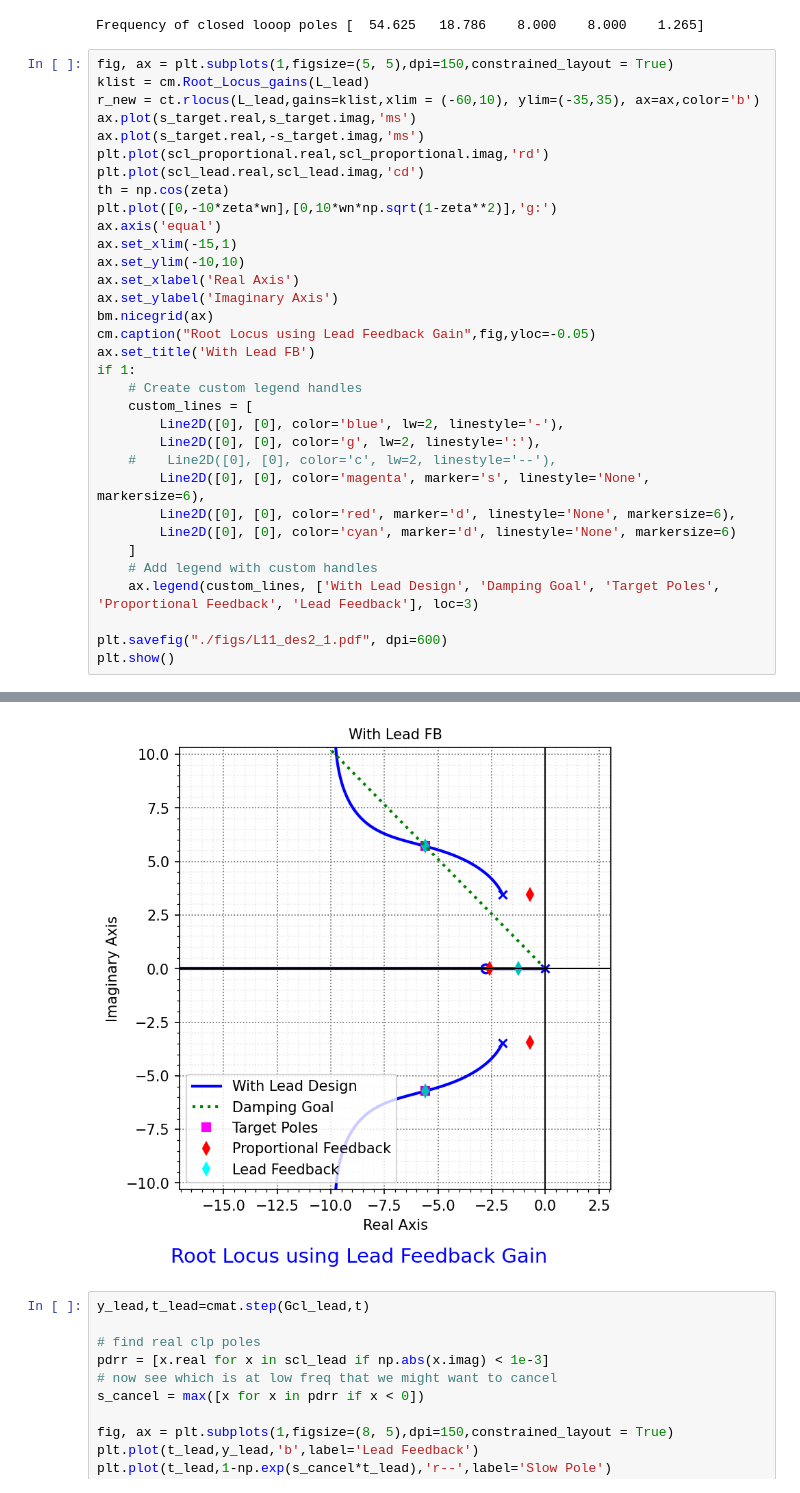
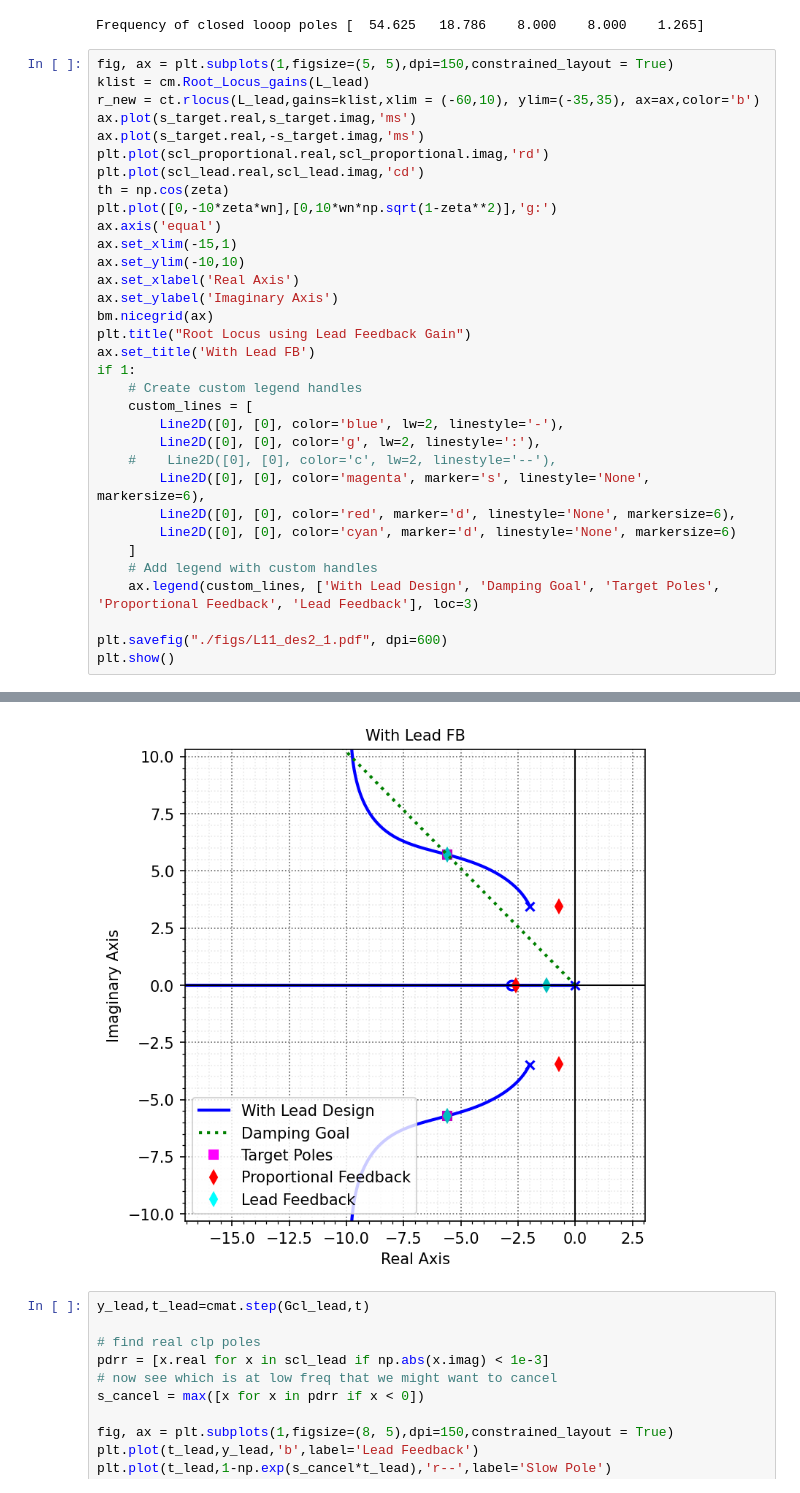
Before and after one commit to mit-acl/16_06_Class, a Jupyter notebook: notebooks/16_06_T11_Lead_FF.ipynb, the cells around one changed output, grey strips where cells are left out. Drawn from its saved outputs; the diff is of its cells as text.

```diff
--- a/notebooks/16_06_T11_Lead_FF.ipynb
+++ b/notebooks/16_06_T11_Lead_FF.ipynb
@@ -152,35 +152,35 @@ ax.plot(s_target.real,s_target.imag,'ms')
 ax.plot(s_target.real,-s_target.imag,'ms')
 plt.plot(scl_proportional.real,scl_proportional.imag,'rd')
 plt.plot(scl_lead.real,scl_lead.imag,'cd')
 th = np.cos(zeta)
 plt.plot([0,-10*zeta*wn],[0,10*wn*np.sqrt(1-zeta**2)],'g:')
 ax.axis('equal')
 ax.set_xlim(-15,1)
 ax.set_ylim(-10,10)
 ax.set_xlabel('Real Axis')
 ax.set_ylabel('Imaginary Axis')
 bm.nicegrid(ax)
-cm.caption("Root Locus using Lead Feedback Gain",fig,yloc=-0.05)
+plt.title("Root Locus using Lead Feedback Gain")
 ax.set_title('With Lead FB')
 if 1:
     # Create custom legend handles
     custom_lines = [
         Line2D([0], [0], color='blue', lw=2, linestyle='-'),
         Line2D([0], [0], color='g', lw=2, linestyle=':'),
     #    Line2D([0], [0], color='c', lw=2, linestyle='--'),
         Line2D([0], [0], color='magenta', marker='s', linestyle='None', markersize=6),
         Line2D([0], [0], color='red', marker='d', linestyle='None', markersize=6),
         Line2D([0], [0], color='cyan', marker='d', linestyle='None', markersize=6)
     ]
     # Add legend with custom handles
     ax.legend(custom_lines, ['With Lead Design', 'Damping Goal', 'Target Poles', 'Proportional Feedback', 'Lead Feedback'], loc=3)
 
 plt.savefig("./figs/L11_des2_1.pdf", dpi=600)
 plt.show()
 # %% [output]
 Found break-in/out at K = -0.000
 At possible locations s = -40.938
-[figure, old version]
+[figure, new version]
 # %%
 y_lead,t_lead=cmat.step(Gcl_lead,t)
 
```
Also changed, not shown: parts of 7 cells of this notebook, 1 other file.
